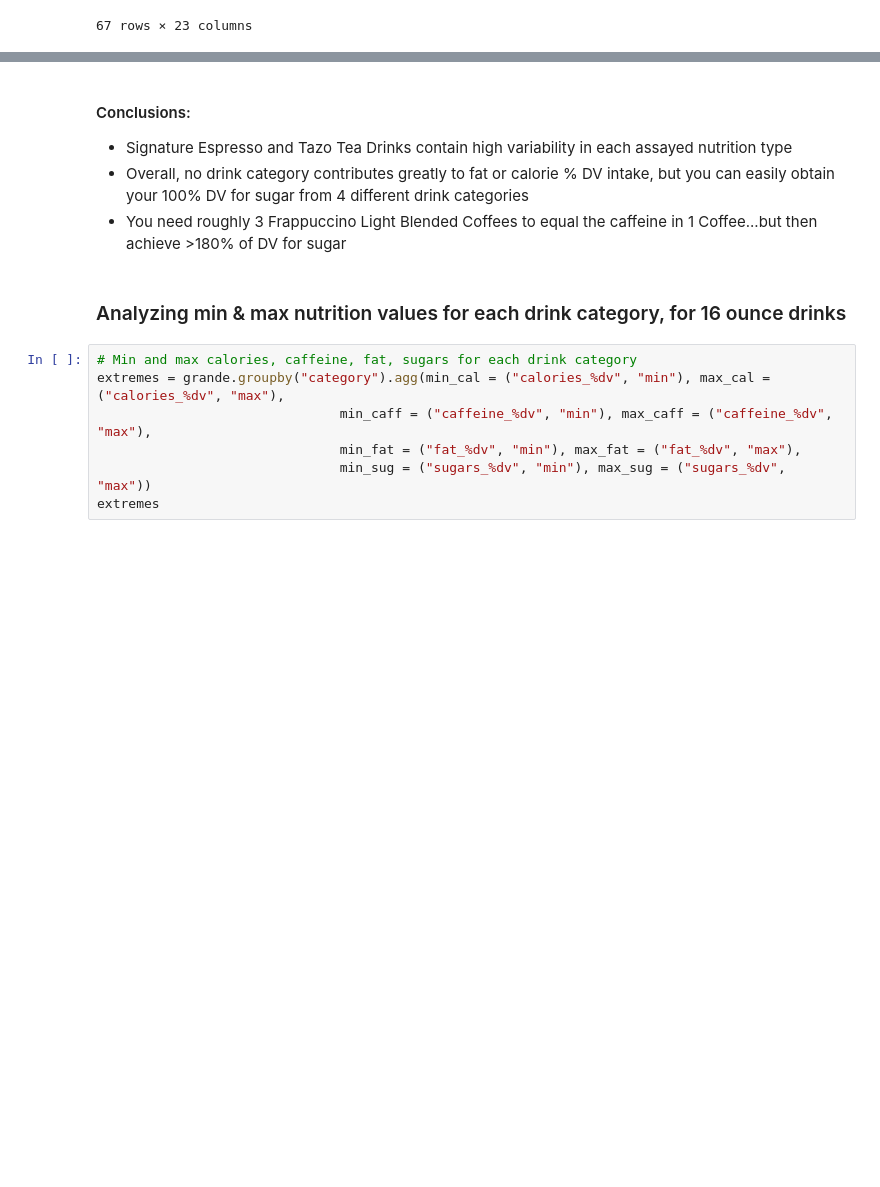
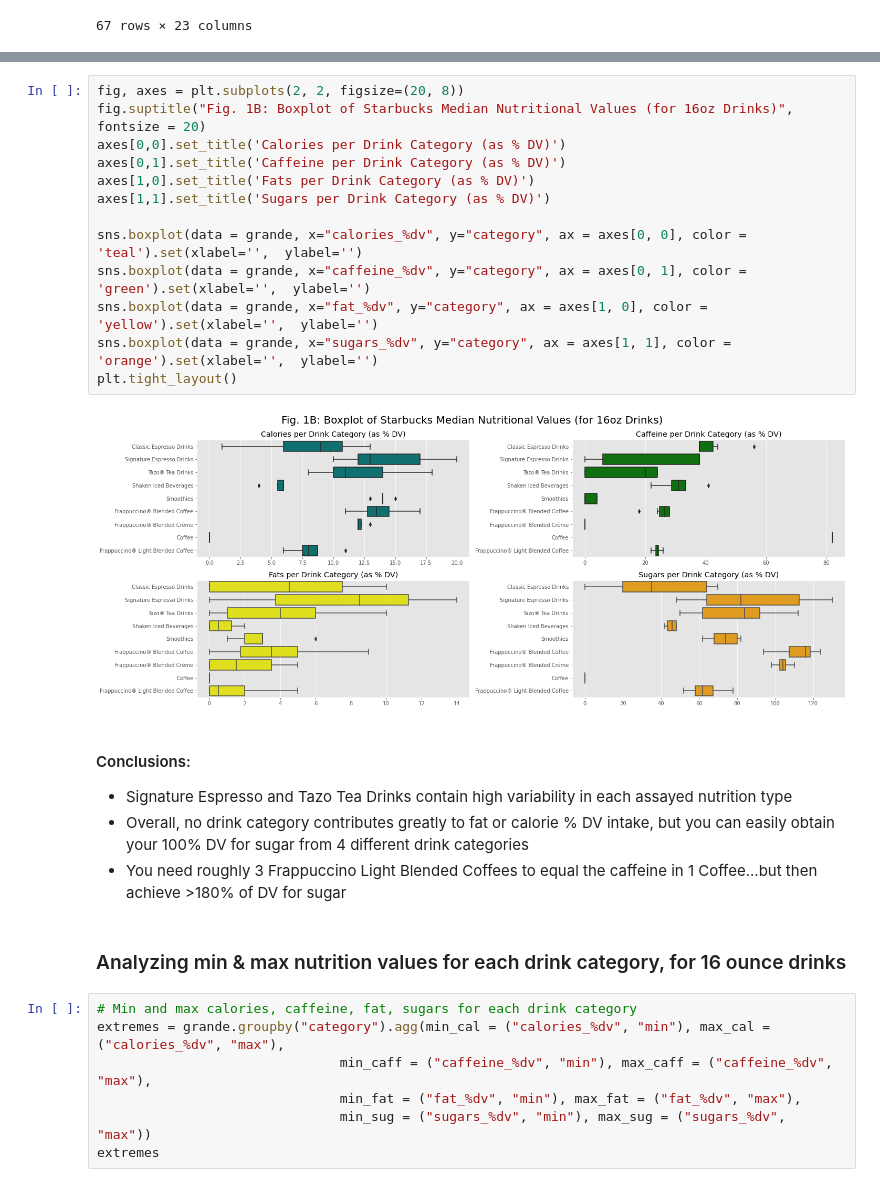
Before and after one commit to Ugi77/projects, a Jupyter notebook: NutritionAnalysisTour/desc_stats_pandas.ipynb, the cells around one changed output, grey strips where cells are left out. Cells and saved outputs as stored; diff of their text form; blank space fills up the shorter version.

Commit message:
add boxplot to desc_stats_pandas.ipynb file

```diff
--- a/NutritionAnalysisTour/desc_stats_pandas.ipynb
+++ b/NutritionAnalysisTour/desc_stats_pandas.ipynb
@@ -108,3 +110,18 @@ plt.tight_layout()
+# %%
+fig, axes = plt.subplots(2, 2, figsize=(20, 8))
+fig.suptitle("Fig. 1B: Boxplot of Starbucks Median Nutritional Values (for 16oz Drinks)", fontsize = 20)
+axes[0,0].set_title('Calories per Drink Category (as % DV)')
+axes[0,1].set_title('Caffeine per Drink Category (as % DV)')
+axes[1,0].set_title('Fats per Drink Category (as % DV)')
+axes[1,1].set_title('Sugars per Drink Category (as % DV)')
+
+sns.boxplot(data = grande, x="calories_%dv", y="category", ax = axes[0, 0], color = 'teal').set(xlabel='',  ylabel='')
+sns.boxplot(data = grande, x="caffeine_%dv", y="category", ax = axes[0, 1], color = 'green').set(xlabel='',  ylabel='')
+sns.boxplot(data = grande, x="fat_%dv", y="category", ax = axes[1, 0], color = 'yellow').set(xlabel='',  ylabel='')
+sns.boxplot(data = grande, x="sugars_%dv", y="category", ax = axes[1, 1], color = 'orange').set(xlabel='',  ylabel='')
+plt.tight_layout()
+# %% [output]
+[figure, added]
 # %% [markdown]
 #### Conclusions:
 +  Signature Espresso and Tazo Tea Drinks contain high variability in each assayed nutrition type
```
Also changed, not shown: parts of 3 cells of this notebook.
